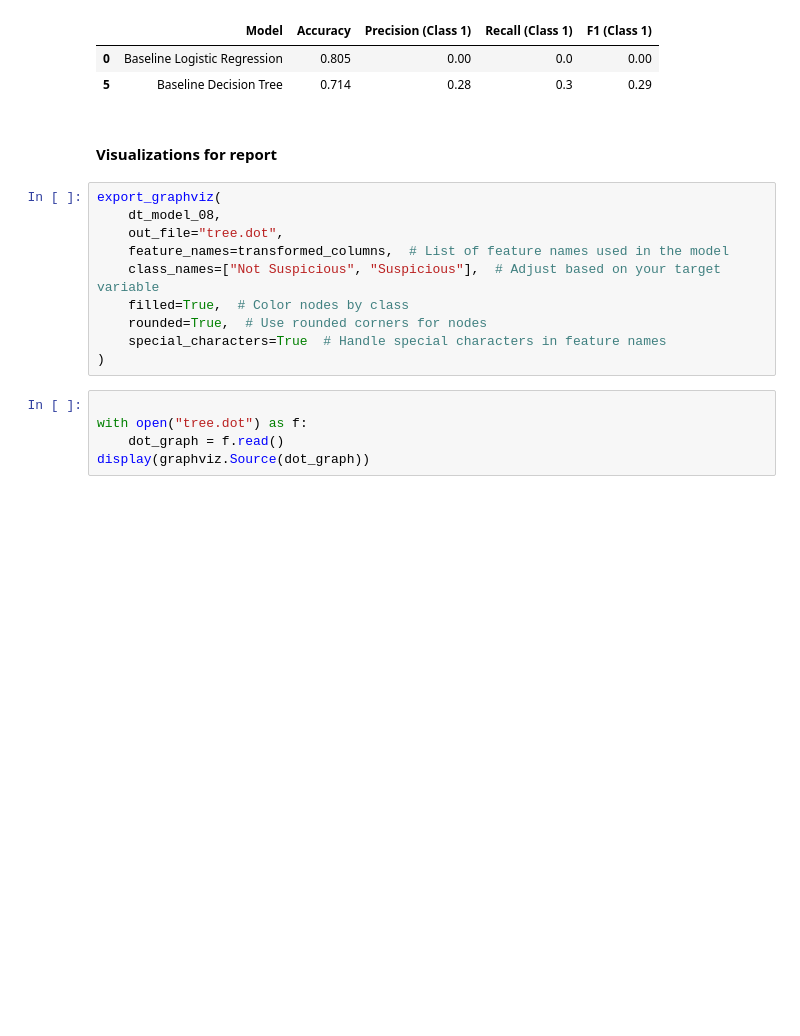
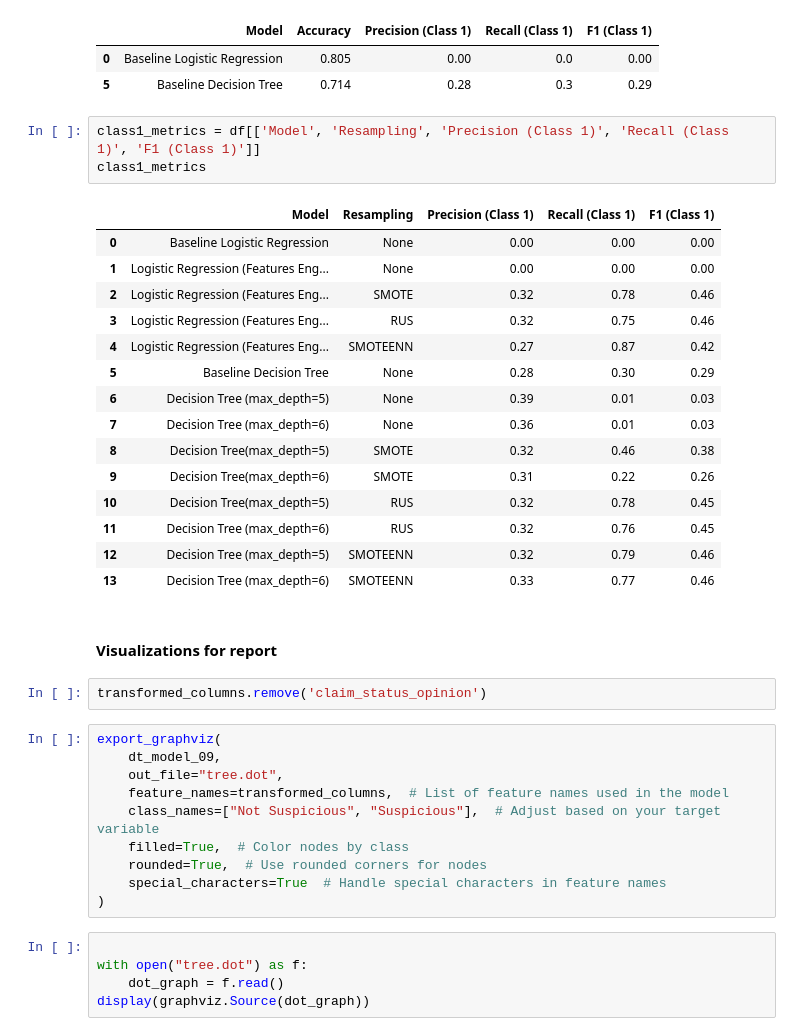
Before and after one commit to Takosaga/fall_24, a Jupyter notebook: machine_learning_and_predictive_analytics/detecting_suspicious_tiktok_content_creators/notebooks/report.ipynb, the cells around one changed output. Cells and saved outputs as stored; diff of their text form; blank space fills up the shorter version.

```diff
--- a/machine_learning_and_predictive_analytics/detecting_suspicious_tiktok_content_creators/notebooks/report.ipynb
+++ b/machine_learning_and_predictive_analytics/detecting_suspicious_tiktok_content_creators/notebooks/report.ipynb
@@ -1350,11 +1330,32 @@ baseline_metrics
 |  | Model | Accuracy | Precision (Class 1) | Recall (Class 1) | F1 (Class 1) |
 | 0 | Baseline Logistic Regression | 0.805 | 0.00 | 0.0 | 0.00 |
 | 5 | Baseline Decision Tree | 0.714 | 0.28 | 0.3 | 0.29 |
+# %%
+class1_metrics = df[['Model', 'Resampling', 'Precision (Class 1)', 'Recall (Class 1)', 'F1 (Class 1)']]
+class1_metrics
+# %% [output]
+|  | Model | Resampling | Precision (Class 1) | Recall (Class 1) | F1 (Class 1) |
+| 0 | Baseline Logistic Regression | None | 0.00 | 0.00 | 0.00 |
+| 1 | Logistic Regression (Features Eng... | None | 0.00 | 0.00 | 0.00 |
+| 2 | Logistic Regression (Features Eng... | SMOTE | 0.32 | 0.78 | 0.46 |
+| 3 | Logistic Regression (Features Eng... | RUS | 0.32 | 0.75 | 0.46 |
+| 4 | Logistic Regression (Features Eng... | SMOTEENN | 0.27 | 0.87 | 0.42 |
+| 5 | Baseline Decision Tree | None | 0.28 | 0.30 | 0.29 |
+| 6 | Decision Tree (max_depth=5) | None | 0.39 | 0.01 | 0.03 |
+| 7 | Decision Tree (max_depth=6) | None | 0.36 | 0.01 | 0.03 |
+| 8 | Decision Tree(max_depth=5) | SMOTE | 0.32 | 0.46 | 0.38 |
+| 9 | Decision Tree(max_depth=6) | SMOTE | 0.31 | 0.22 | 0.26 |
+| 10 | Decision Tree(max_depth=5) | RUS | 0.32 | 0.78 | 0.45 |
+| 11 | Decision Tree (max_depth=6) | RUS | 0.32 | 0.76 | 0.45 |
+| 12 | Decision Tree (max_depth=5) | SMOTEENN | 0.32 | 0.79 | 0.46 |
+| 13 | Decision Tree (max_depth=6) | SMOTEENN | 0.33 | 0.77 | 0.46 |
 # %% [markdown]
 #### Visualizations for report
+# %%
+transformed_columns.remove('claim_status_opinion')
 # %%
 export_graphviz(
-    dt_model_08,
+    dt_model_09,
     out_file="tree.dot",
     feature_names=transformed_columns,  # List of feature names used in the model
     class_names=["Not Suspicious", "Suspicious"],  # Adjust based on your target variable
```
Also changed, not shown: parts of 17 cells of this notebook.
